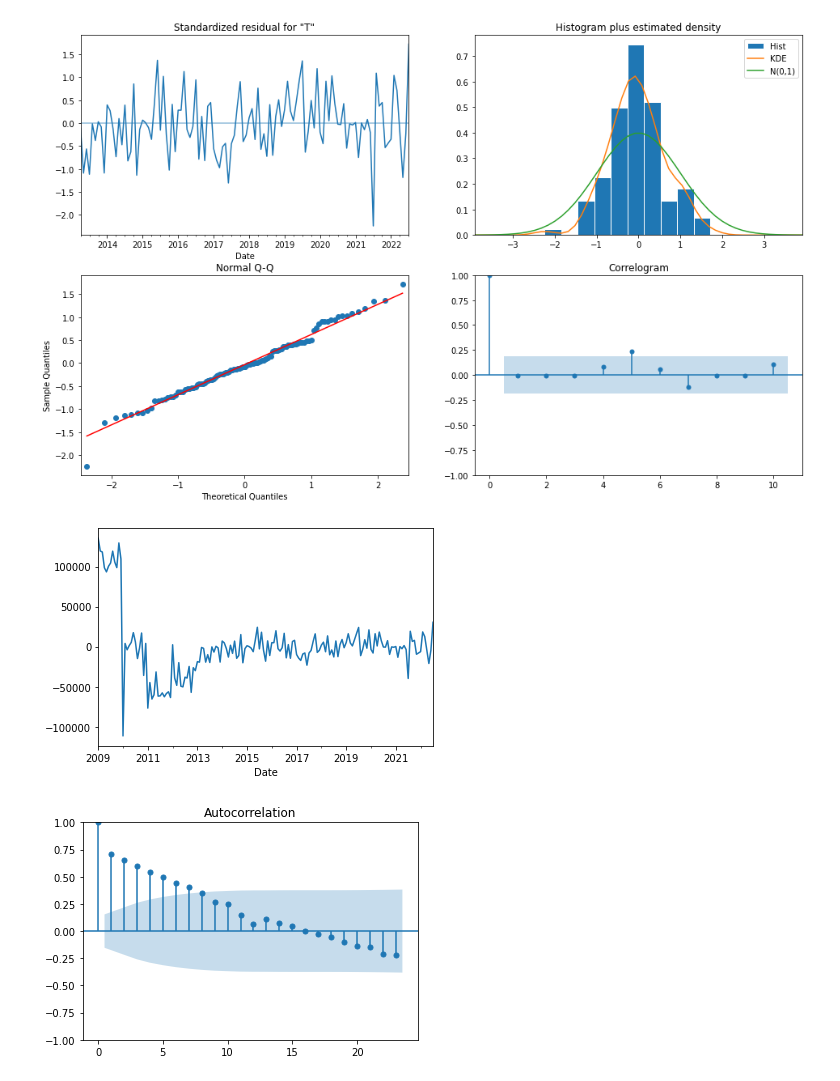
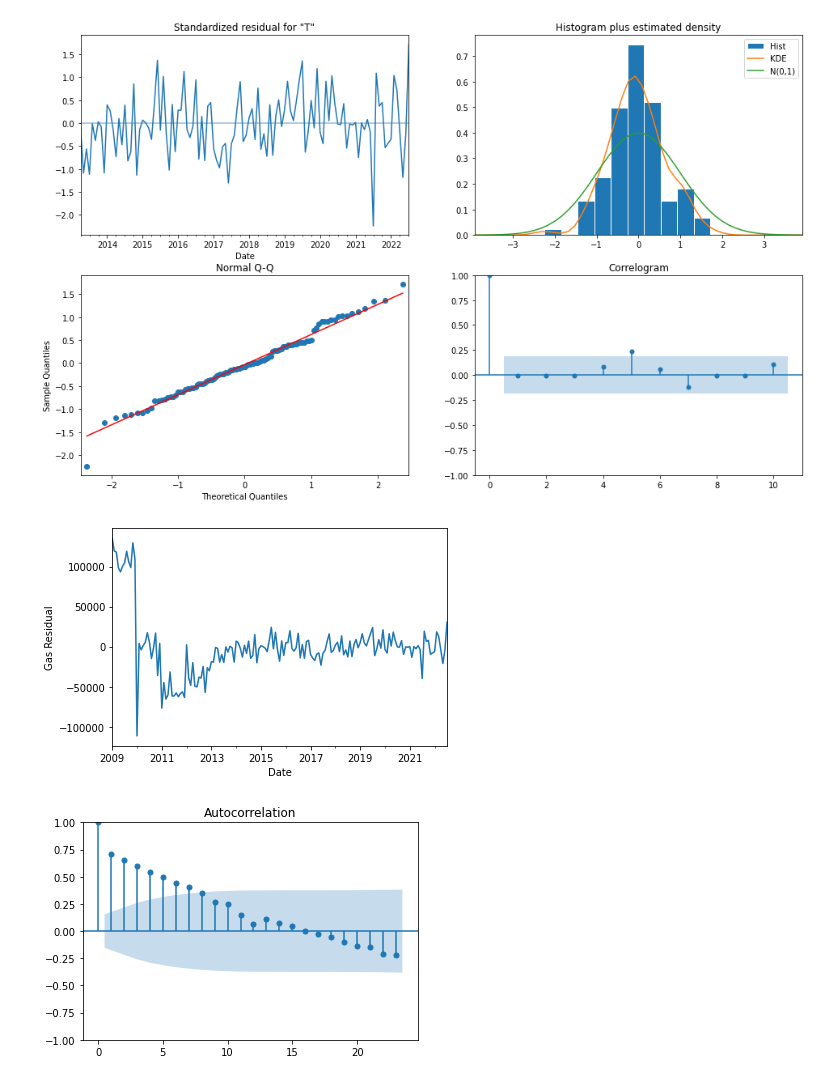
Before and after one commit to contepablod/SARIMAOilandGasPrediction, a Jupyter notebook: Predicción_Producción_Gas_Argentina.ipynb, the cells around one changed output. Drawn from its saved outputs; the diff is of its cells as text; code cells hidden in the pictures.

```diff
--- a/Predicción_Producción_Gas_Argentina.ipynb
+++ b/Predicción_Producción_Gas_Argentina.ipynb
@@ -244,9 +246,10 @@ plt.show()
 [figure]
 # %%
 resultados.resid.plot()
+plt.ylabel('Gas Residual')
 plt.show()
 # %% [output]
-[figure, old version]
+[figure, new version]
 # %%
 plot_acf(resultados.resid)
 plt.show()
```
Also changed, not shown: parts of 6 cells of this notebook, 3 other files.
